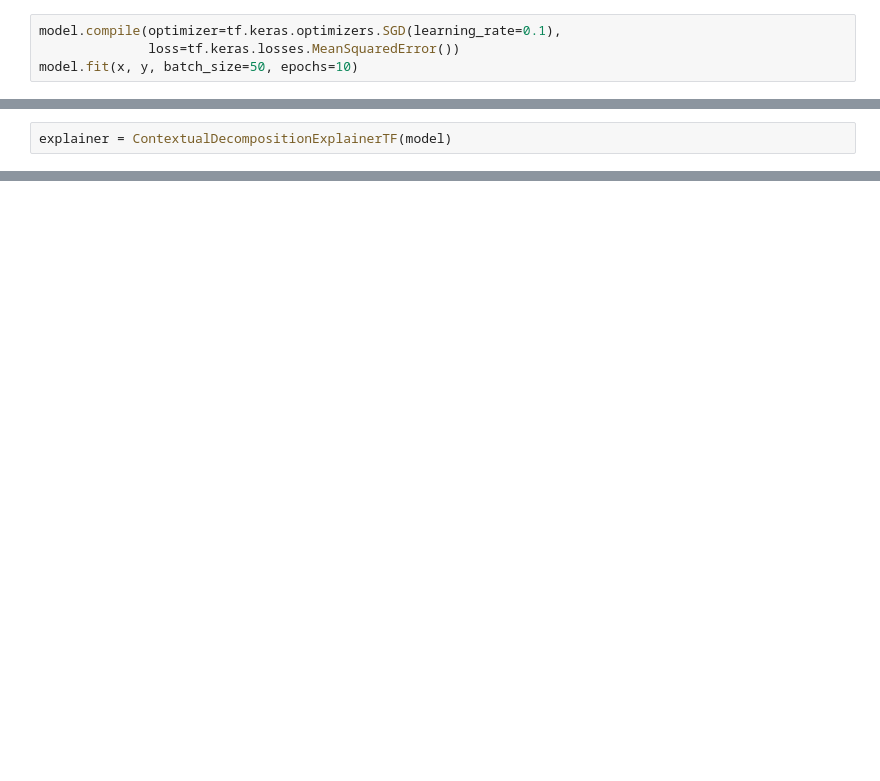
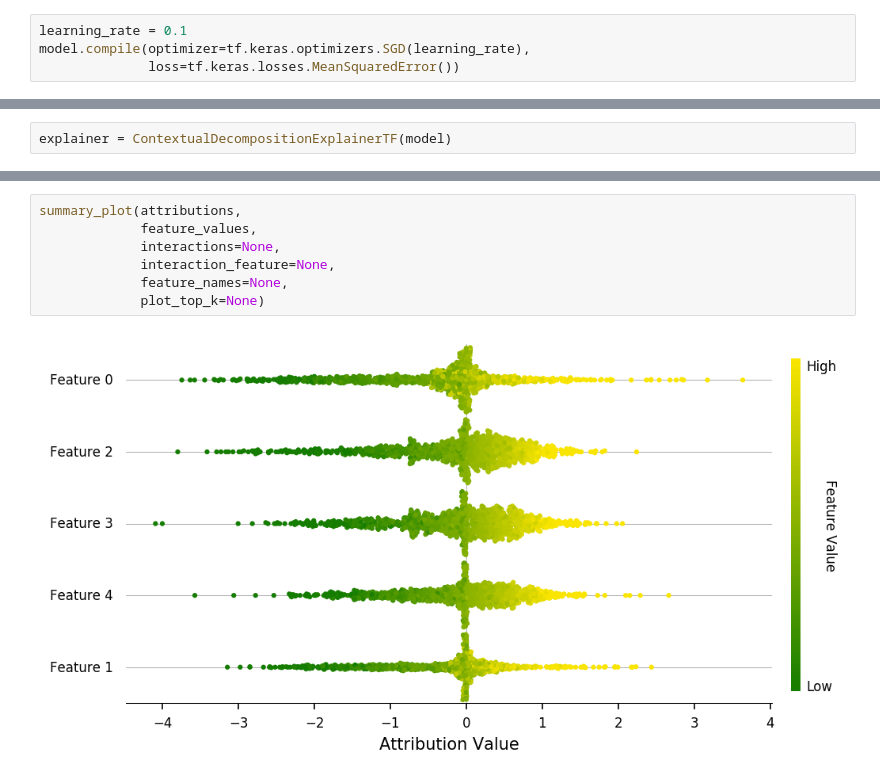
Before and after one commit to suinleelab/path_explain, a Jupyter notebook: benchmarking/test_cd.ipynb, the cells around one changed output, grey strips where cells are left out. Saved outputs shown, nothing was run; the diff lists cells and outputs as text; blank space fills up the shorter version.

```diff
--- a/benchmarking/test_cd.ipynb
+++ b/benchmarking/test_cd.ipynb
@@ -50,6 +53,6 @@ Trainable params: 33
 Non-trainable params: 0
 _________________________________________________________________
 # %%
-model.compile(optimizer=tf.keras.optimizers.SGD(learning_rate=0.1),
+learning_rate = 0.1
+model.compile(optimizer=tf.keras.optimizers.SGD(learning_rate),
               loss=tf.keras.losses.MeanSquaredError())
-model.fit(x, y, batch_size=50, epochs=10)
@@ -125,0 +144,9 @@ array([[ 1.00778353, -0.11816964],
+# %%
+summary_plot(attributions,
+             feature_values,
+             interactions=None,
+             interaction_feature=None,
+             feature_names=None,
+             plot_top_k=None)
+# %% [output]
+[figure, added]
```
Also changed, not shown: parts of 33 cells of this notebook, 5 other files.
